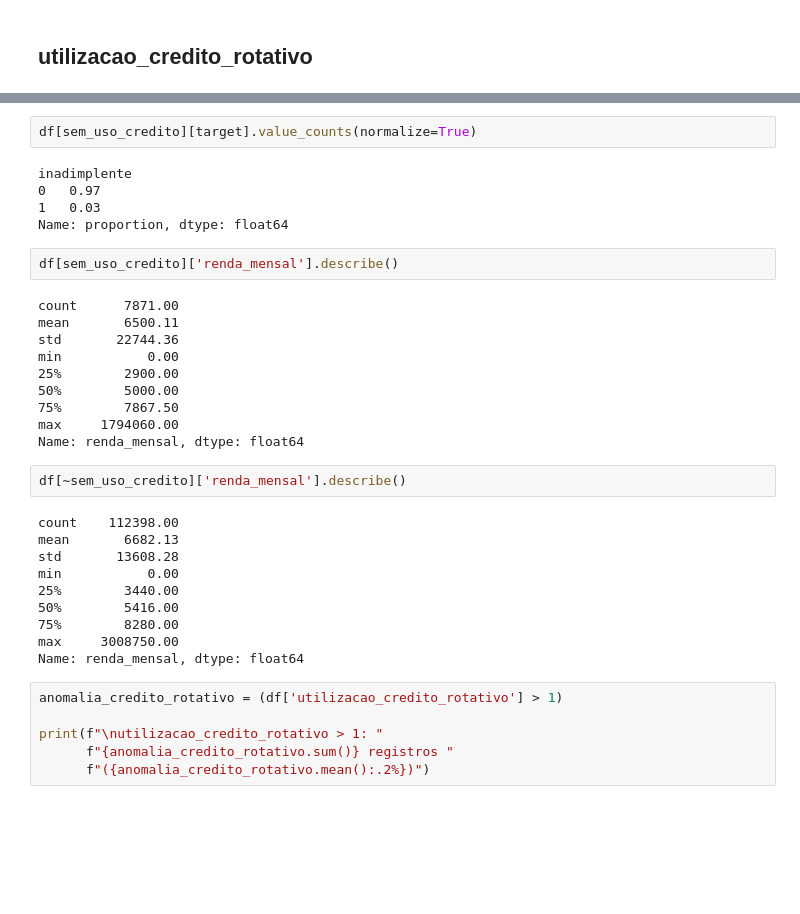
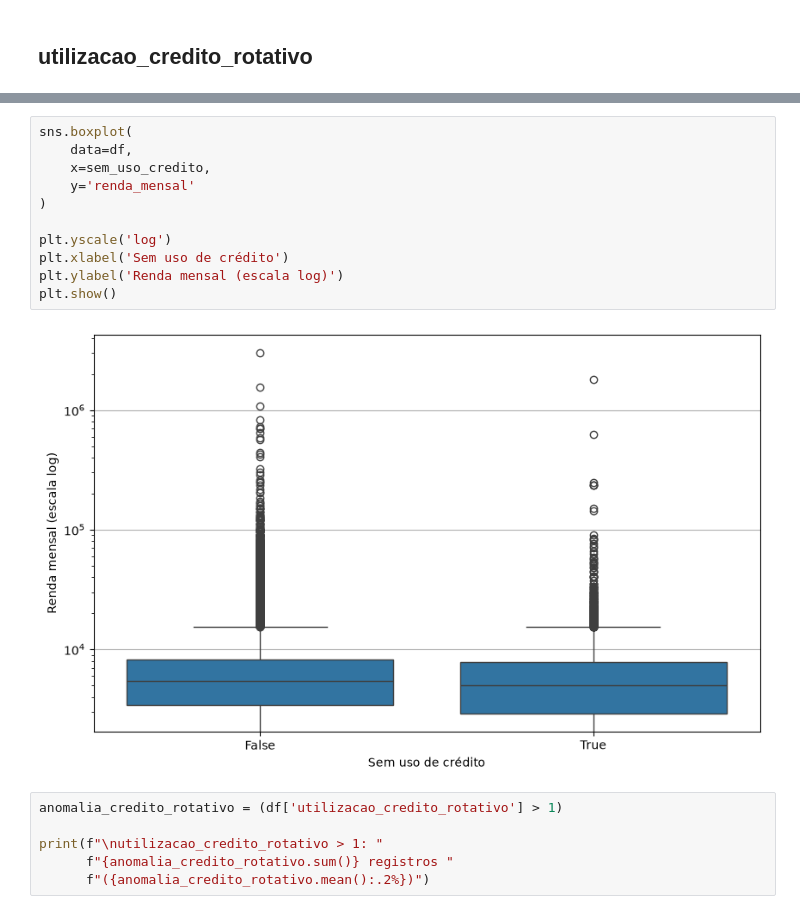
Before and after one commit to andradeyghor/credit-risk-api, a Jupyter notebook: notebooks/eda.ipynb, the cells around one changed output, grey strips where cells are left out. Saved outputs shown, nothing was run; the diff lists cells and outputs as text; blank space fills up the shorter version.

```diff
--- a/notebooks/eda.ipynb
+++ b/notebooks/eda.ipynb
@@ -107,34 +120,16 @@ sem_uso_credito:
-# %%
-df[sem_uso_credito][target].value_counts(normalize=True)
-# %% [output]
-inadimplente
-0   0.97
-1   0.03
-Name: proportion, dtype: float64
 # %%
-df[sem_uso_credito]['renda_mensal'].describe()
+sns.boxplot(
+    data=df,
+    x=sem_uso_credito,
+    y='renda_mensal'
+)
+
+plt.yscale('log')
+plt.xlabel('Sem uso de crédito')
+plt.ylabel('Renda mensal (escala log)')
+plt.show()
 # %% [output]
-count      7871.00
-mean       6500.11
-std       22744.36
-min           0.00
-25%        2900.00
-50%        5000.00
-75%        7867.50
-max     1794060.00
-Name: renda_mensal, dtype: float64
+[figure, added]
-# %%
-df[~sem_uso_credito]['renda_mensal'].describe()
-# %% [output]
-count    112398.00
-mean       6682.13
-std       13608.28
-min           0.00
-25%        3440.00
-50%        5416.00
-75%        8280.00
-max     3008750.00
-Name: renda_mensal, dtype: float64
 # %%
 anomalia_credito_rotativo = (df['utilizacao_credito_rotativo'] > 1)
 
```
Also changed, not shown: parts of 44 cells of this notebook.
